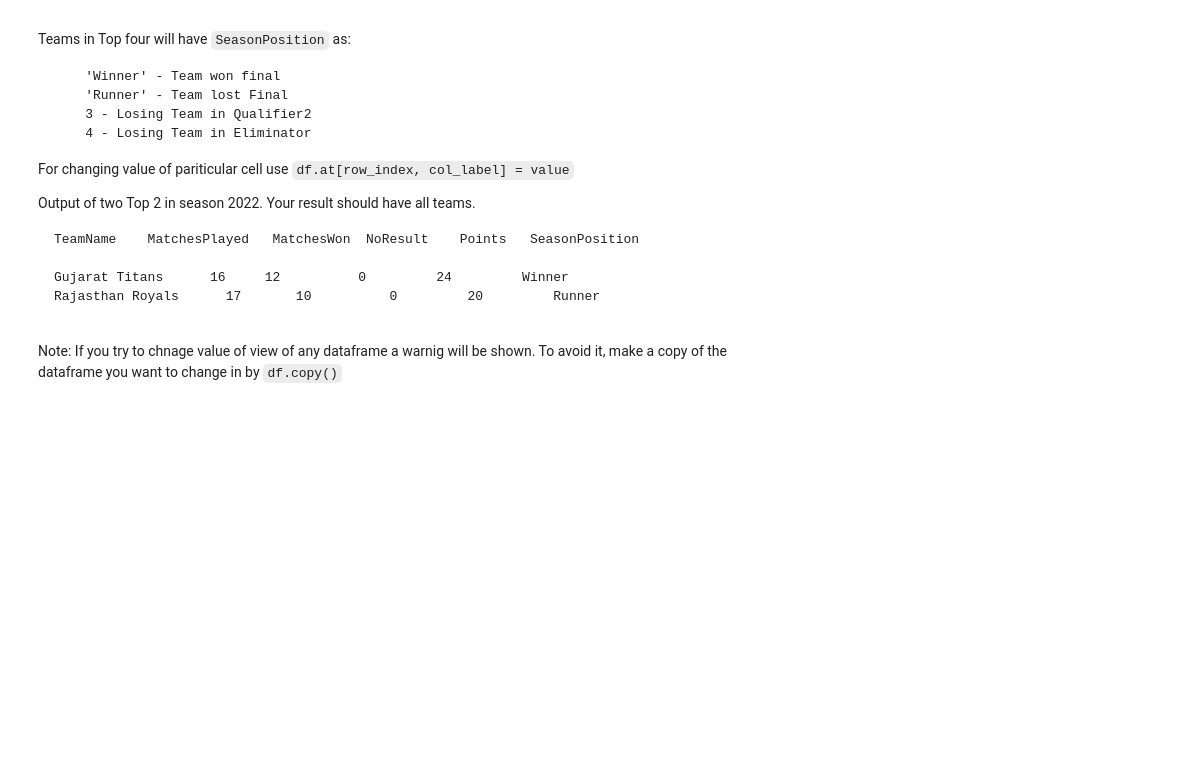
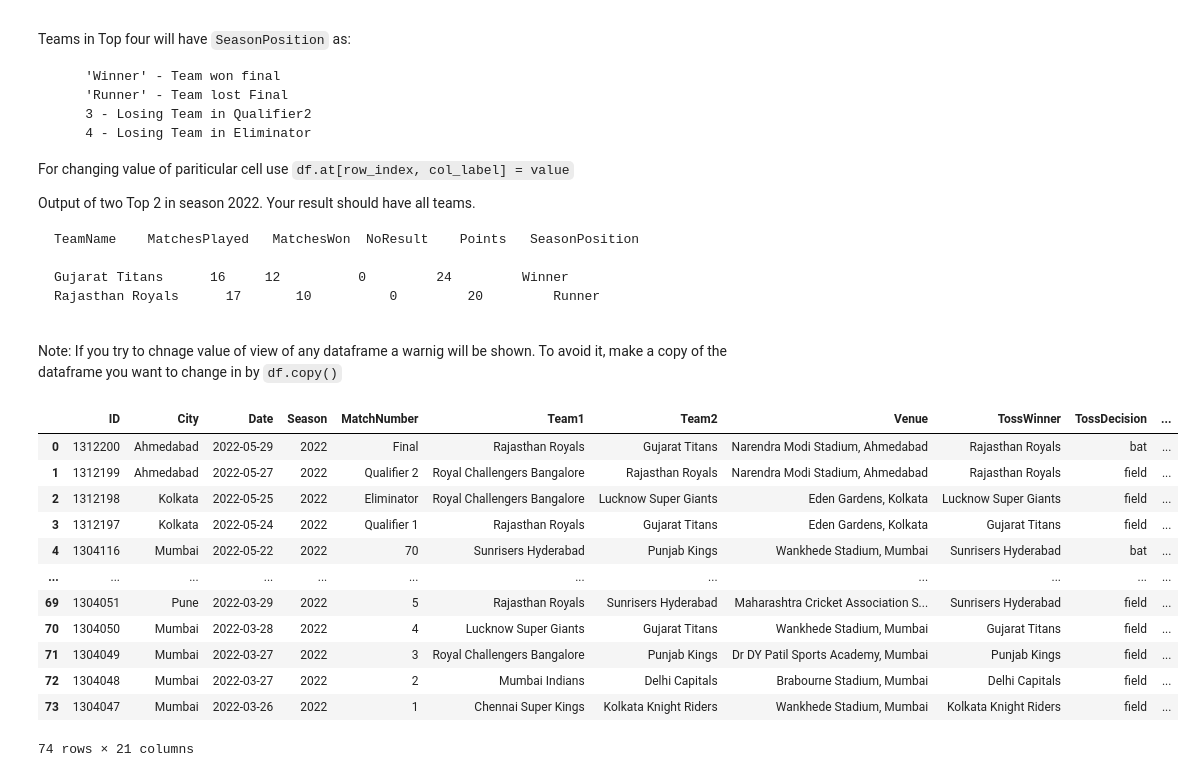
Before and after one commit to pranavverma26/PythonCode, a Jupyter notebook: PractiseQuestion/85. Task 18 FREE.ipynb, the cells around one changed output. Drawn from its saved outputs; the diff is of its cells as text; code cells hidden in the pictures; blank space fills up the shorter version.

```diff
--- a/PractiseQuestion/85. Task 18 FREE.ipynb
+++ b/PractiseQuestion/85. Task 18 FREE.ipynb
@@ -172,0 +353,30 @@ Rajasthan Royals	  17	   10	       0	     20
+# %%
+# code here
+import datetime
+matches
+def pointsTable(matches,season):
+    point=pd.DataFrame()
+    df=matches[matches['Season_new']==season]
+    point["played"]=df['Team1'].value_counts() + df['Team2'].value_counts()
+    point["won"]=df['WinningTeam'].value_counts()
+    df4 = df[df["WinningTeam"].isna()]
+
+    val1 = df4["Team1"].value_counts()
+    val2 = df4["Team2"].value_counts()
+
+    point["noResult"] = val1.add(val2, fill_value=0)
+
+    point = point.fillna(0)
+    point['points']=point['won']*2+point['noResult']
+    return point.sort_values('points',ascending=False)
+
+
+list=[]
+for year in matches['Date']:
+    list.append(year.split("-")[0])
+matches['Season_new']=list
+
+
+pointsTable(matches,"2022")
+# df4 = matches[matches["WinningTeam"].isna()]
+# df4
@@ -198,3 +420,18 @@ Rajasthan Royals	  17	   10	       0	     20         Runner
 Note: If you try to chnage value of view of any dataframe a warnig will be shown. To avoid it, make a copy of the dataframe you want to change in by `df.copy()`
 # %%
 # code here
+matches[matches['Season_new']=="2022"][]
+# %% [output]
+|  | ID | City | Date | Season | MatchNumber | Team1 | Team2 | Venue | TossWinner | TossDecision | ... |
+| 0 | 1312200 | Ahmedabad | 2022-05-29 | 2022 | Final | Rajasthan Royals | Gujarat Titans | Narendra Modi Stadium, Ahmedabad | Rajasthan Royals | bat | ... |
+| 1 | 1312199 | Ahmedabad | 2022-05-27 | 2022 | Qualifier 2 | Royal Challengers Bangalore | Rajasthan Royals | Narendra Modi Stadium, Ahmedabad | Rajasthan Royals | field | ... |
+| 2 | 1312198 | Kolkata | 2022-05-25 | 2022 | Eliminator | Royal Challengers Bangalore | Lucknow Super Giants | Eden Gardens, Kolkata | Lucknow Super Giants | field | ... |
+| 3 | 1312197 | Kolkata | 2022-05-24 | 2022 | Qualifier 1 | Rajasthan Royals | Gujarat Titans | Eden Gardens, Kolkata | Gujarat Titans | field | ... |
+| 4 | 1304116 | Mumbai | 2022-05-22 | 2022 | 70 | Sunrisers Hyderabad | Punjab Kings | Wankhede Stadium, Mumbai | Sunrisers Hyderabad | bat | ... |
+| ... | ... | ... | ... | ... | ... | ... | ... | ... | ... | ... | ... |
+| 69 | 1304051 | Pune | 2022-03-29 | 2022 | 5 | Rajasthan Royals | Sunrisers Hyderabad | Maharashtra Cricket Association S... | Sunrisers Hyderabad | field | ... |
+| 70 | 1304050 | Mumbai | 2022-03-28 | 2022 | 4 | Lucknow Super Giants | Gujarat Titans | Wankhede Stadium, Mumbai | Gujarat Titans | field | ... |
+| 71 | 1304049 | Mumbai | 2022-03-27 | 2022 | 3 | Royal Challengers Bangalore | Punjab Kings | Dr DY Patil Sports Academy, Mumbai | Punjab Kings | field | ... |
+| 72 | 1304048 | Mumbai | 2022-03-27 | 2022 | 2 | Mumbai Indians | Delhi Capitals | Brabourne Stadium, Mumbai | Delhi Capitals | field | ... |
+| 73 | 1304047 | Mumbai | 2022-03-26 | 2022 | 1 | Chennai Super Kings | Kolkata Knight Riders | Wankhede Stadium, Mumbai | Kolkata Knight Riders | field | ... |
+74 rows × 21 columns
```
Also changed, not shown: parts of 17 cells of this notebook, 6 other files.
